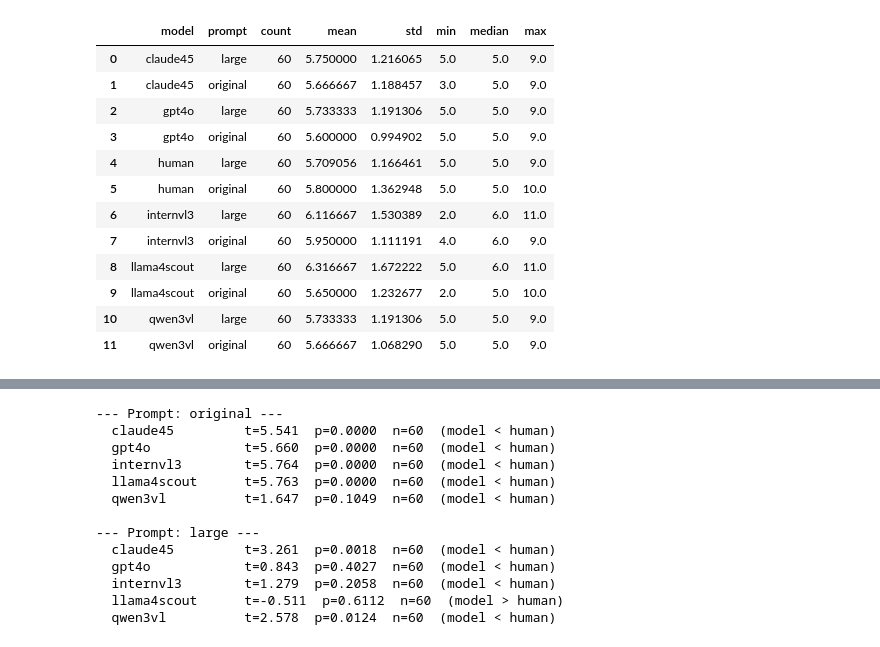
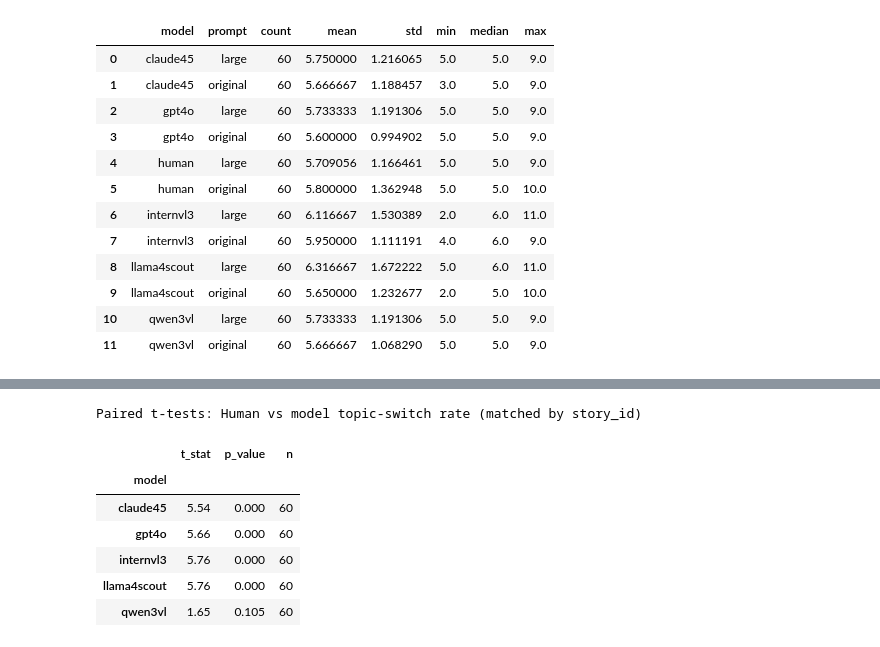
Before and after one commit to GU-CLASP/coherence-driven-humans, a Jupyter notebook: analysis/topic_modelling_profiles.ipynb, the cells around one changed output, grey strips where cells are left out. Drawn from its saved outputs; the diff is of its cells as text; code cells hidden in the pictures.

```diff
--- a/analysis/topic_modelling_profiles.ipynb
+++ b/analysis/topic_modelling_profiles.ipynb
@@ -277,46 +305,60 @@ plt.show()
 # %%
 from scipy.stats import ttest_rel
 
 MODELS = ['human', 'claude45', 'gpt4o', 'internvl3', 'llama4scout', 'qwen3vl']
-PROMPTS = ['original', 'large']
 
-# Paired t-test per prompt, paired by story_id
-# Models vs Humans
-# do VLMs produce stories with different topic switch rates than humans?
-# do VLMs shift topics between sentences differently than humans?
-
-for prompt in PROMPTS:
-    print(f"--- Prompt: {prompt} ---")
-    df_human = df_topic[(df_topic['model'] == 'human') & (df_topic['prompt'] == prompt)].set_index('story_id')
+def human_model_paired_ttests(df_subset):
+    rows = []
+    df_human = df_subset[df_subset['model'] == 'human'].set_index('story_id')
 
     for model in MODELS:
         if model == 'human':
             continue
-        df_model = df_topic[(df_topic['model'] == model) & (df_topic['prompt'] == prompt)].set_index('story_id')
 
-        common_ids = df_human.index.intersection(df_model.index)
-        if len(common_ids) == 0:
-            print(f"  {model}: no common story_ids")
+        df_model = df_subset[df_subset['model'] == model].set_index('story_id')
+        common_ids = sorted(df_human.index.intersection(df_model.index))
+
+        if len(common_ids) < 2:
+            rows.append({
+                'model': model,
+                't_stat': np.nan,
+                'p_value': np.nan,
+                'n': len(common_ids)
+            })
             continue
 
         human_vals = df_human.loc[common_ids, 'topic_switch_rate'].values
         model_vals = df_model.loc[common_ids, 'topic_switch_rate'].values
+        t_stat, p_value = ttest_rel(human_vals, model_vals)
 
-        stat, p = ttest_rel(human_vals, model_vals)
-        direction = "model > human" if np.mean(model_vals) > np.mean(human_vals) else "model < human"
-        print(f"  {model:15s}  t={stat:.3f}  p={p:.4f}  n={len(common_ids)}  ({direction})")
-    print()
+        rows.append({
+            'model': model,
+            't_stat': float(t_stat),
+            'p_value': float(p_value),
+            'n': len(common_ids)
+        })
+
+    result = pd.DataFrame(rows).sort_values('model').reset_index(drop=True)
+    result['t_stat'] = result['t_stat'].map(lambda x: f"{x:.2f}" if pd.notna(x) else np.nan)
+    result['p_value'] = result['p_value'].map(lambda x: f"{x:.3f}" if pd.notna(x) else np.nan)
+    return result.set_index('model')[['t_stat', 'p_value', 'n']]
+
+print('Paired t-tests: Human vs model topic-switch rate (matched by story_id)')
+
+ttest_original_60 = human_model_paired_ttests(df_original_60)
+display(ttest_original_60)
+
+ttest_original_54 = human_model_paired_ttests(df_original_54)
+display(ttest_original_54)
+
+ttest_large_54 = human_model_paired_ttests(df_large_54)
+display(ttest_large_54)
 # %% [output]
---- Prompt: original ---
-  claude45         t=5.541  p=0.0000  n=60  (model < human)
-  gpt4o            t=5.660  p=0.0000  n=60  (model < human)
-  internvl3        t=5.764  p=0.0000  n=60  (model < human)
-  llama4scout      t=5.763  p=0.0000  n=60  (model < human)
-  qwen3vl          t=1.647  p=0.1049  n=60  (model < human)
-
---- Prompt: large ---
-  claude45         t=3.261  p=0.0018  n=60  (model < human)
-  gpt4o            t=0.843  p=0.4027  n=60  (model < human)
-  internvl3        t=1.279  p=0.2058  n=60  (model < human)
-  llama4scout      t=-0.511  p=0.6112  n=60  (model > human)
-  qwen3vl          t=2.578  p=0.0124  n=60  (model < human)
+Paired t-tests: Human vs model topic-switch rate (matched by story_id)
+|  | t_stat | p_value | n |
+| model |  |  |  |
+| claude45 | 5.54 | 0.000 | 60 |
+| gpt4o | 5.66 | 0.000 | 60 |
+| internvl3 | 5.76 | 0.000 | 60 |
+| llama4scout | 5.76 | 0.000 | 60 |
+| qwen3vl | 1.65 | 0.105 | 60 |
```
Also changed, not shown: parts of 16 cells of this notebook, 10 other files.
